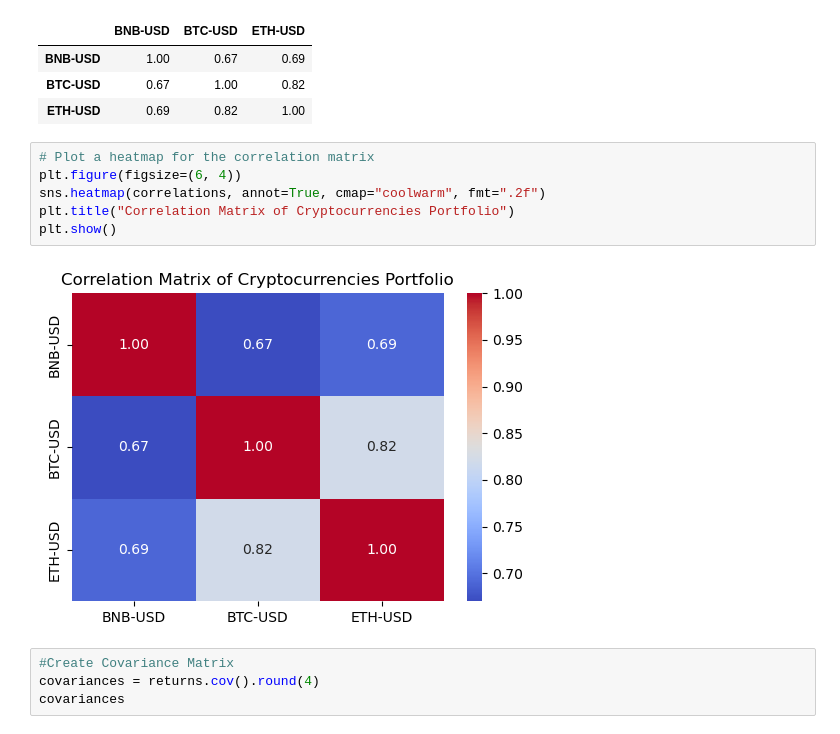
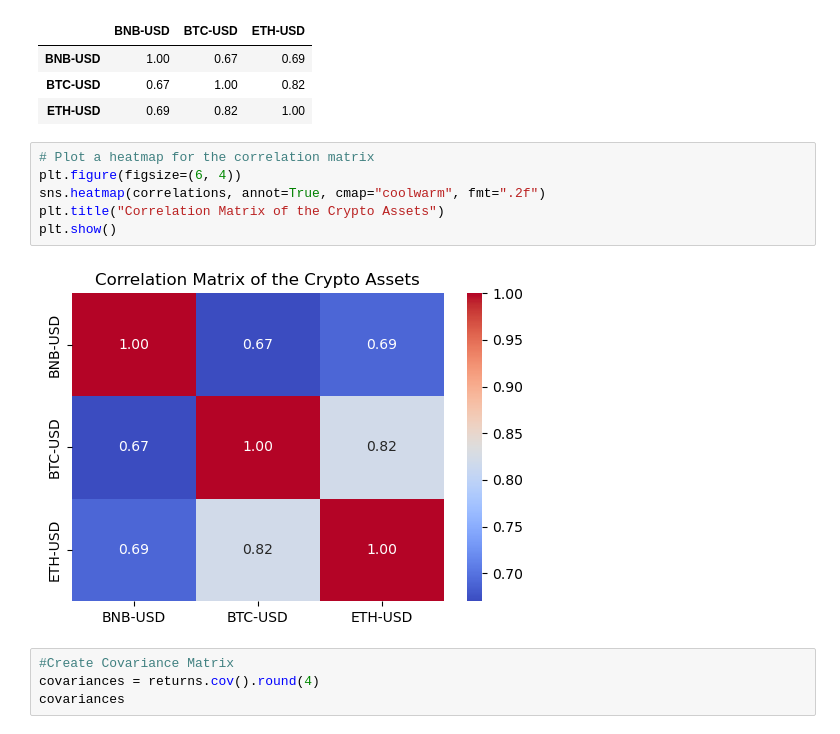
Before and after one commit to santosh3110/Crypto-Portfolio, a Jupyter notebook: Crypto_Portfolio.ipynb, the cells around one changed output. Drawn from its saved outputs; the diff is of its cells as text.

```diff
--- a/Crypto_Portfolio.ipynb
+++ b/Crypto_Portfolio.ipynb
@@ -115,11 +115,11 @@ correlations
 # %%
 # Plot a heatmap for the correlation matrix
 plt.figure(figsize=(6, 4))
 sns.heatmap(correlations, annot=True, cmap="coolwarm", fmt=".2f")
-plt.title("Correlation Matrix of Cryptocurrencies Portfolio")
+plt.title("Correlation Matrix of the Crypto Assets")
 plt.show()
 # %% [output]
-[figure, old version]
+[figure, new version]
 # %%
 #Create Covariance Matrix
 covariances = returns.cov().round(4)
```
Also changed, not shown: parts of 5 cells of this notebook.
